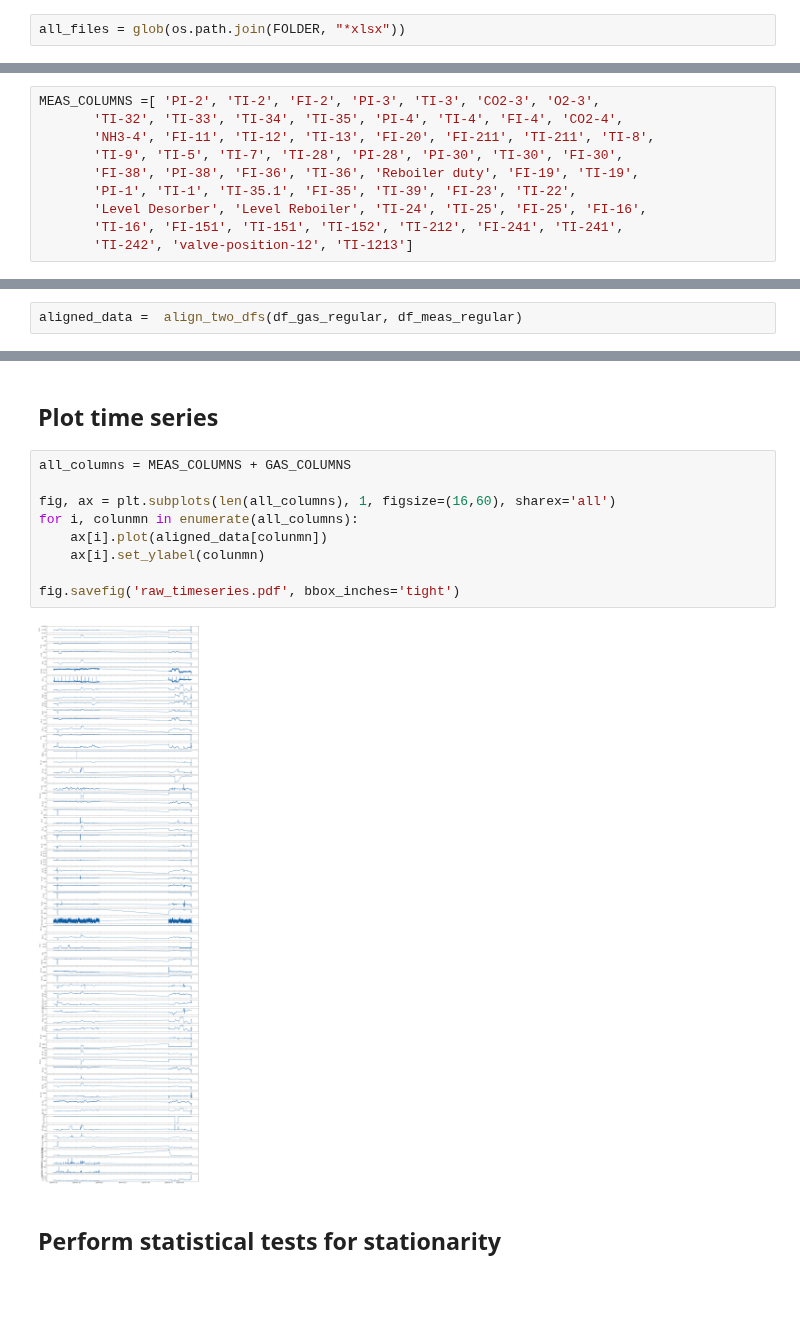
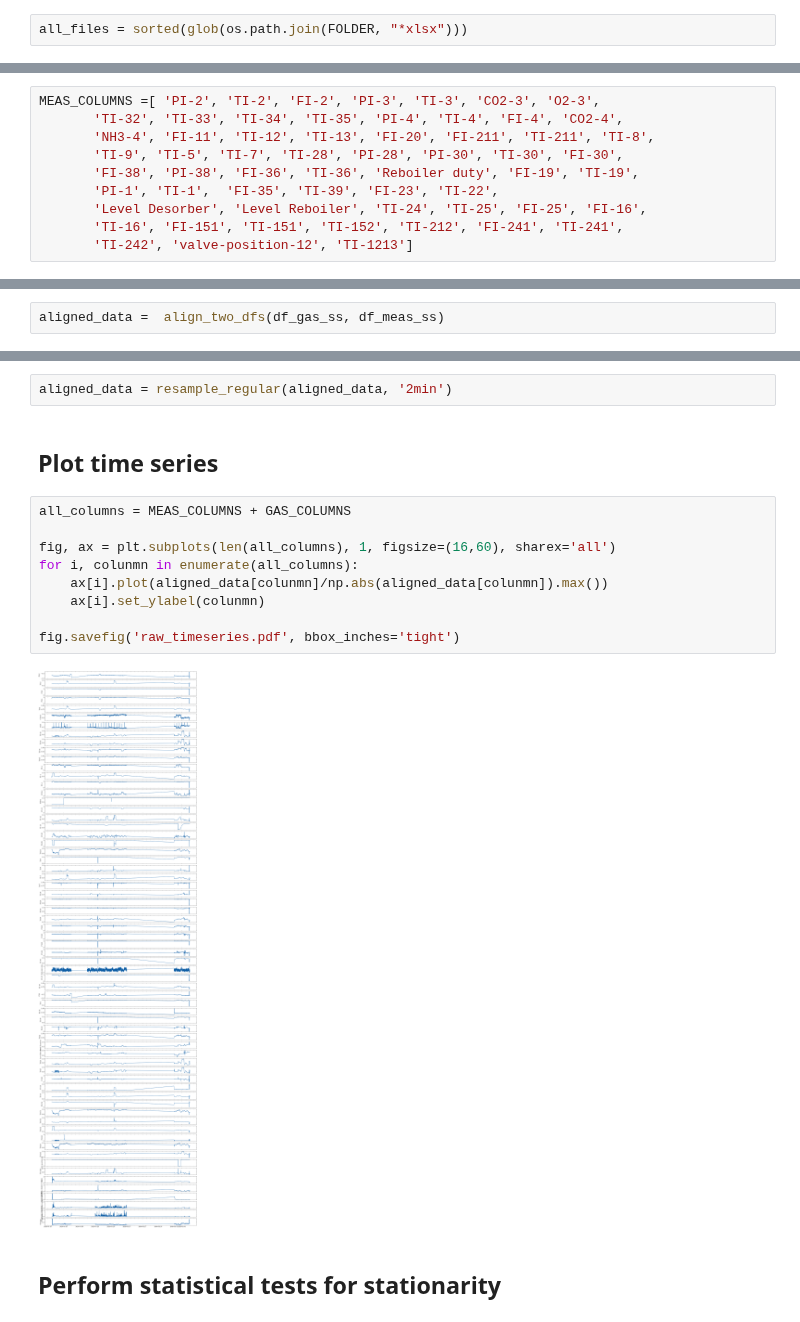
Before and after one commit to kjappelbaum/pyprocessta, a Jupyter notebook: examples/eda_preprocessing.ipynb, the cells around one changed output, grey strips where cells are left out. Saved outputs shown, nothing was run; the diff lists cells and outputs as text; blank space fills up the shorter version.

```diff
--- a/examples/eda_preprocessing.ipynb
+++ b/examples/eda_preprocessing.ipynb
@@ -27,7 +28,7 @@ There are some parsing steps that are specific to this dataset wherefore they ar
 # %%
 FOLDER = '/Users/kevinmaikjablonka/Dropbox (LSMO)/process_ml_hw_rw/data/RWE_raw_data'
 # %%
-all_files = glob(os.path.join(FOLDER, "*xlsx"))
+all_files = sorted(glob(os.path.join(FOLDER, "*xlsx")))
 # %%
 all_df_meas = []
 all_df_gas = []
@@ -74,7 +97,7 @@ MEAS_COLUMNS =[ 'PI-2', 'TI-2', 'FI-2', 'PI-3', 'TI-3', 'CO2-3', 'O2-3',
        'NH3-4', 'FI-11', 'TI-12', 'TI-13', 'FI-20', 'FI-211', 'TI-211', 'TI-8',
        'TI-9', 'TI-5', 'TI-7', 'TI-28', 'PI-28', 'PI-30', 'TI-30', 'FI-30',
        'FI-38', 'PI-38', 'FI-36', 'TI-36', 'Reboiler duty', 'FI-19', 'TI-19',
-       'PI-1', 'TI-1', 'TI-35.1', 'FI-35', 'TI-39', 'FI-23', 'TI-22',
+       'PI-1', 'TI-1',  'FI-35', 'TI-39', 'FI-23', 'TI-22',
        'Level Desorber', 'Level Reboiler', 'TI-24', 'TI-25', 'FI-25', 'FI-16',
        'TI-16', 'FI-151', 'TI-151', 'TI-152', 'TI-212', 'FI-241', 'TI-241',
        'TI-242', 'valve-position-12', 'TI-1213']
@@ -117,4 +142,4 @@ df_gas_regular = resample_regular(df_gas_ss, '30s')
 # %% [markdown]
 ### Now, we can align them
 # %%
-aligned_data =  align_two_dfs(df_gas_regular, df_meas_regular)
+aligned_data =  align_two_dfs(df_gas_ss, df_meas_ss)
@@ -121,16 +152,18 @@ aligned_data =  align_two_dfs(df_gas_regular, df_meas_regular)
+# %%
+aligned_data = resample_regular(aligned_data, '2min')
 # %% [markdown]
 ## Plot time series
 # %%
 all_columns = MEAS_COLUMNS + GAS_COLUMNS
 
 fig, ax = plt.subplots(len(all_columns), 1, figsize=(16,60), sharex='all')
 for i, colunmn in enumerate(all_columns):
-    ax[i].plot(aligned_data[colunmn])
+    ax[i].plot(aligned_data[colunmn]/np.abs(aligned_data[colunmn]).max())
     ax[i].set_ylabel(colunmn)
 
 fig.savefig('raw_timeseries.pdf', bbox_inches='tight')
 # %% [output]
-[figure, old version]
+[figure, new version]
 # %% [markdown]
 ## Perform statistical tests for stationarity
 # %%
```
Also changed, not shown: parts of 18 cells of this notebook, 36 other files.
